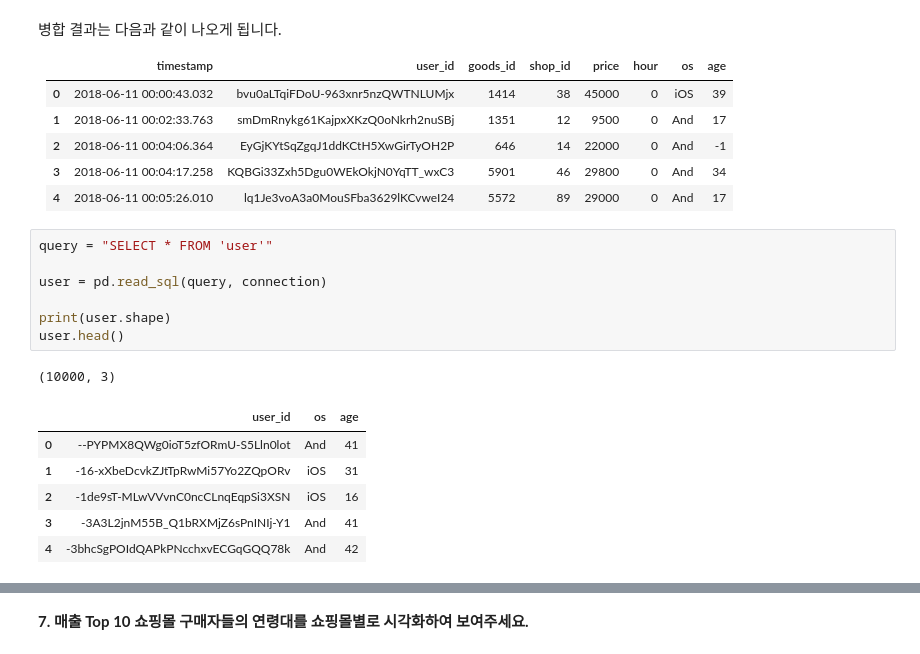
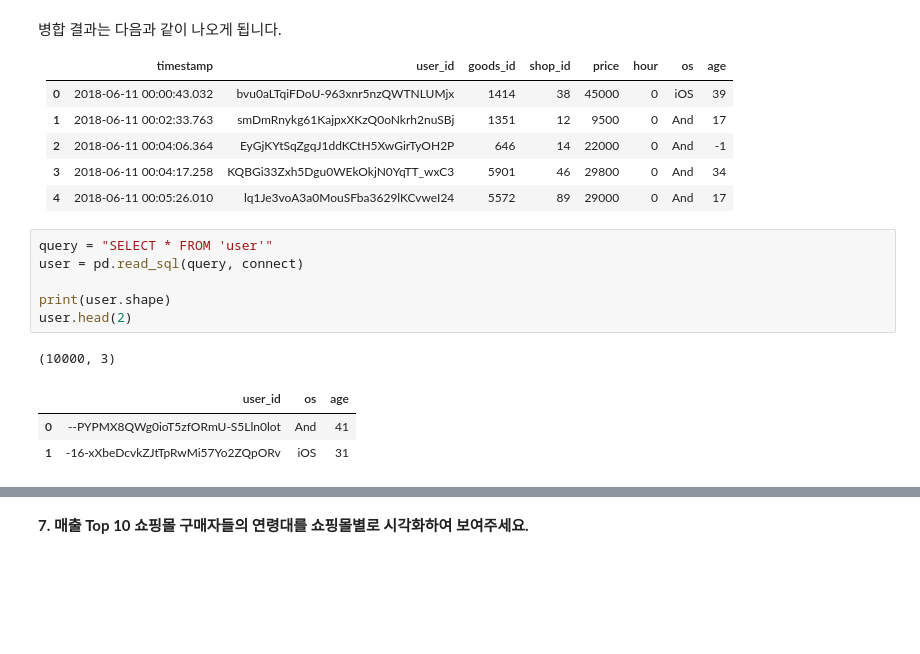
Before and after one commit to shoman2/Data-analysis_DSschool, a Jupyter notebook: 04_SQL-and-EDA/04_zigzag_SQL-and-EDA.ipynb, the cells around one changed output, grey strips where cells are left out. Cells and saved outputs as stored; diff of their text form; blank space fills up the shorter version.

```diff
--- a/04_SQL-and-EDA/04_zigzag_SQL-and-EDA.ipynb
+++ b/04_SQL-and-EDA/04_zigzag_SQL-and-EDA.ipynb
@@ -487,16 +494,12 @@ user 테이블에는 고객의 고유 아이디를 나타내는 user_id, 그리
 </table>
 # %%
 query = "SELECT * FROM 'user'"
-
-user = pd.read_sql(query, connection)
+user = pd.read_sql(query, connect)
 
 print(user.shape)
-user.head()
+user.head(2)
 # %% [output]
 (10000, 3)
 |  | user_id | os | age |
 | 0 | --PYPMX8QWg0ioT5zfORmU-S5Lln0lot | And | 41 |
 | 1 | -16-xXbeDcvkZJtTpRwMi57Yo2ZQpORv | iOS | 31 |
-| 2 | -1de9sT-MLwVVvnC0ncCLnqEqpSi3XSN | iOS | 16 |
-| 3 | -3A3L2jnM55B_Q1bRXMjZ6sPnINIj-Y1 | And | 41 |
-| 4 | -3bhcSgPOIdQAPkPNcchxvECGqGQQ78k | And | 42 |
```
Also changed, not shown: parts of 22 cells of this notebook.
